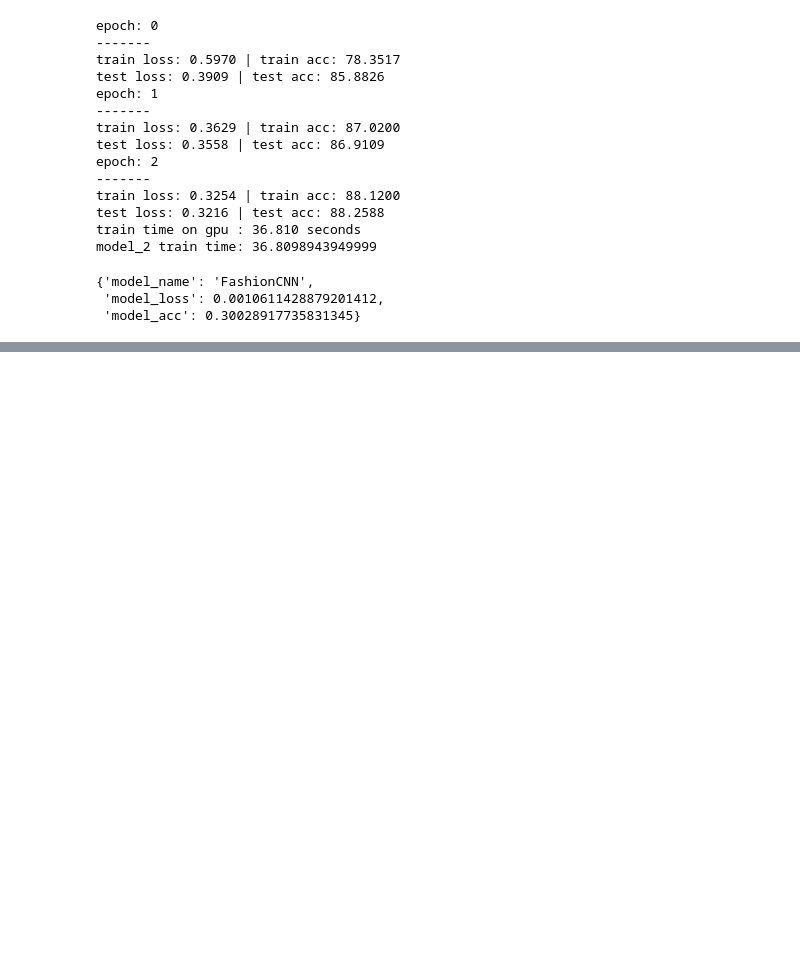
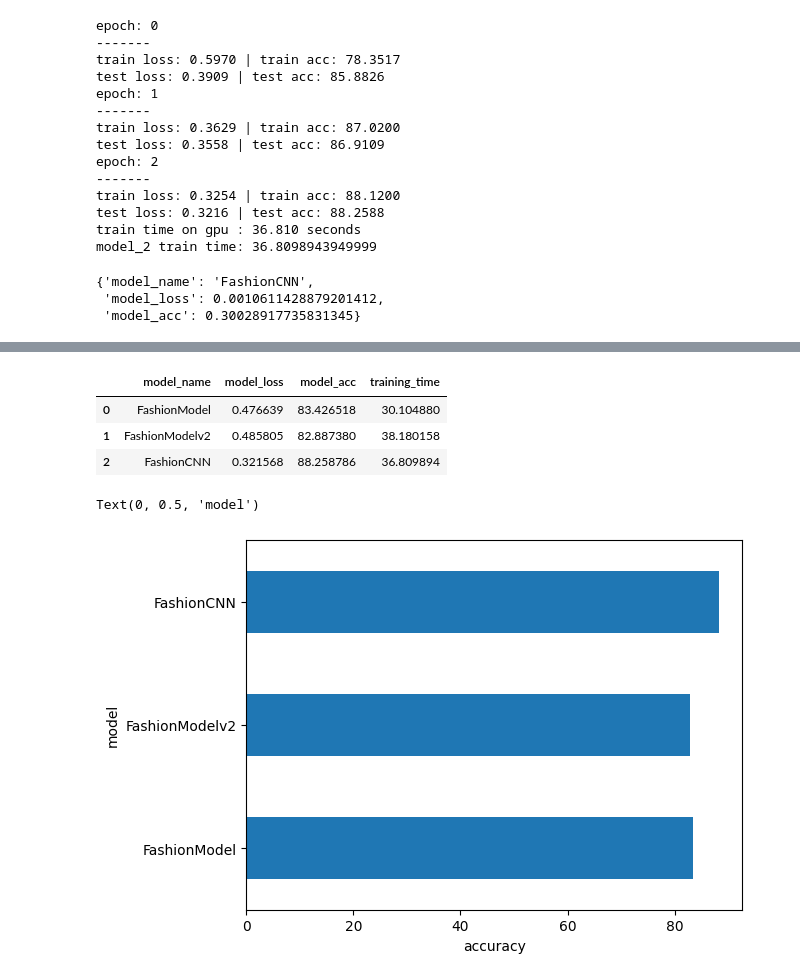
Before and after one commit to saim9211/DeepLearning, a Jupyter notebook: 03_pytorch_cv.ipynb, the cells around one changed output, grey strips where cells are left out. Cells and saved outputs as stored; diff of their text form; code cells hidden in the pictures; blank space fills up the shorter version.

```diff
--- a/03_pytorch_cv.ipynb
+++ b/03_pytorch_cv.ipynb
@@ -888,0 +956,16 @@ model_2_results
+# %%
+res["training_time"]=[total_train_time_model_0,total_train_time_model_1,total_train_time_model_2]
+res
+# %% [output]
+|  | model_name | model_loss | model_acc | training_time |
+| 0 | FashionModel | 0.476639 | 83.426518 | 30.104880 |
+| 1 | FashionModelv2 | 0.485805 | 82.887380 | 38.180158 |
+| 2 | FashionCNN | 0.321568 | 88.258786 | 36.809894 |
+# %%
+# visualize our model result
+res.set_index("model_name")["model_acc"].plot(kind="barh")
+plt.xlabel("accuracy")
+plt.ylabel("model")
+# %% [output]
+Text(0, 0.5, 'model')
+[figure, added]
```
Also changed, not shown: parts of 1 cell of this notebook.
